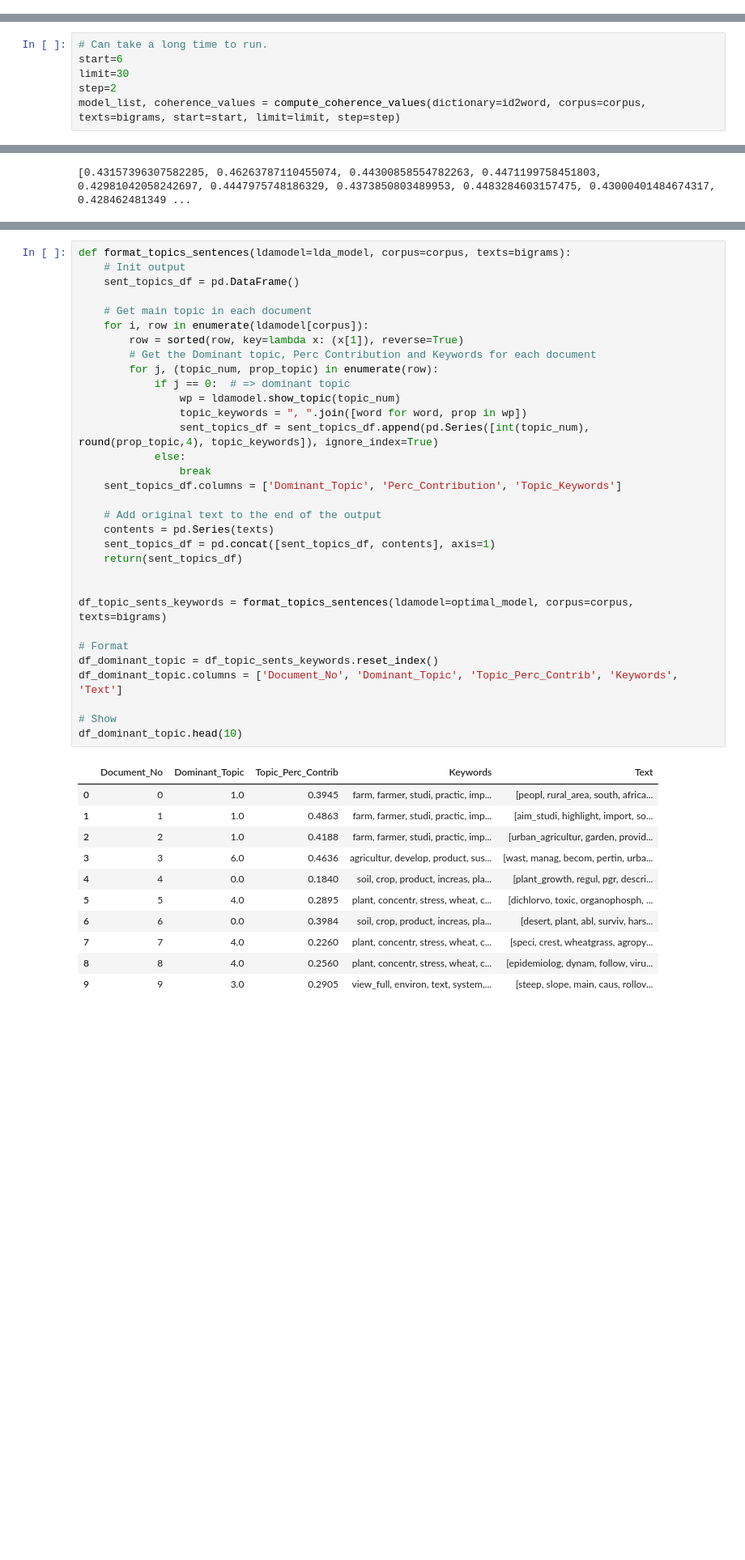
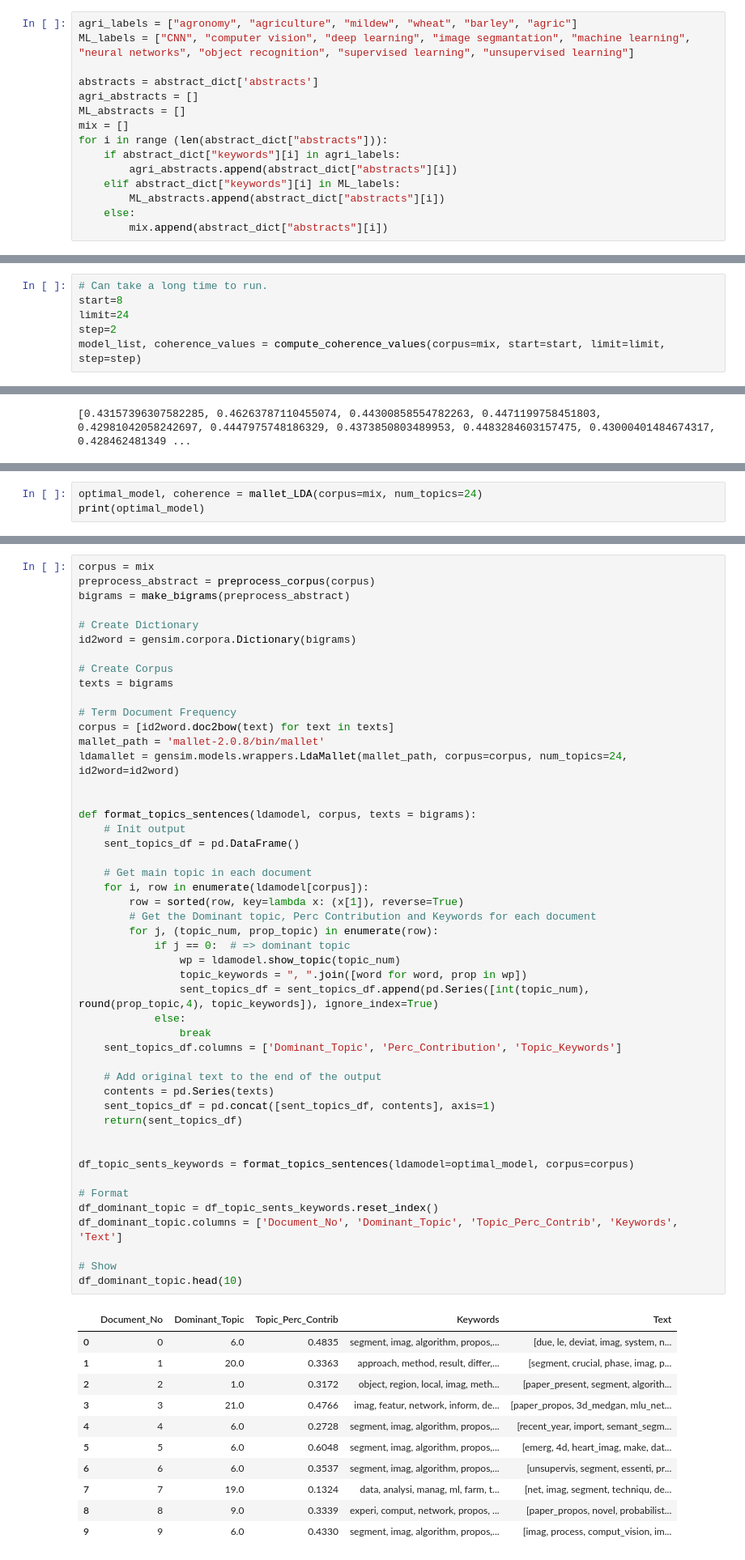
Before and after one commit to NitramAnaip/ImpAgt, a Jupyter notebook: LDA.ipynb, the cells around one changed output, grey strips where cells are left out. Shown at 81% size. Drawn from its saved outputs; the diff is of its cells as text; blank space fills up the shorter version.

```diff
--- a/LDA.ipynb
+++ b/LDA.ipynb
@@ -38,2 +80,17 @@ The animation.avconv_args rcparam was deprecated in Matplotlib 3.3 and will be r
+# %%
+agri_labels = ["agronomy", "agriculture", "mildew", "wheat", "barley", "agric"]
+ML_labels = ["CNN", "computer vision", "deep learning", "image segmantation", "machine learning", "neural networks", "object recognition", "supervised learning", "unsupervised learning"]
+
+abstracts = abstract_dict['abstracts']
+agri_abstracts = []
+ML_abstracts = []
+mix = []
+for i in range (len(abstract_dict["abstracts"])):
+    if abstract_dict["keywords"][i] in agri_labels:
+        agri_abstracts.append(abstract_dict["abstracts"][i])
+    elif abstract_dict["keywords"][i] in ML_labels:
+        ML_abstracts.append(abstract_dict["abstracts"][i])
+    else:
+        mix.append(abstract_dict["abstracts"][i])
 # %%
 
@@ -256,8 +380,8 @@ def compute_coherence_values(dictionary, corpus, texts, limit, start=2, step=3):
     return model_list, coherence_values
 # %%
 # Can take a long time to run.
-start=6
-limit=30
+start=8
+limit=24
 step=2
-model_list, coherence_values = compute_coherence_values(dictionary=id2word, corpus=corpus, texts=bigrams, start=start, limit=limit, step=step)
+model_list, coherence_values = compute_coherence_values(corpus=mix, start=start, limit=limit, step=step)
 # %% [output]
@@ -281,0 +422,3 @@ optimal_model = gensim.models.wrappers.LdaMallet(mallet_path, corpus=corpus, num
+# %%
+optimal_model, coherence = mallet_LDA(corpus=mix, num_topics=24)
+print(optimal_model)
@@ -282,47 +443,63 @@ optimal_model = gensim.models.wrappers.LdaMallet(mallet_path, corpus=corpus, num
 # %%
-def format_topics_sentences(ldamodel=lda_model, corpus=corpus, texts=bigrams):
+corpus = mix
+preprocess_abstract = preprocess_corpus(corpus)
+bigrams = make_bigrams(preprocess_abstract)
+
+# Create Dictionary
+id2word = gensim.corpora.Dictionary(bigrams)
+
+# Create Corpus
+texts = bigrams
+
+# Term Document Frequency
+corpus = [id2word.doc2bow(text) for text in texts]
+mallet_path = 'mallet-2.0.8/bin/mallet'
+ldamallet = gensim.models.wrappers.LdaMallet(mallet_path, corpus=corpus, num_topics=24, id2word=id2word)
+
+
+def format_topics_sentences(ldamodel, corpus, texts = bigrams):
     # Init output
     sent_topics_df = pd.DataFrame()
 
     # Get main topic in each document
     for i, row in enumerate(ldamodel[corpus]):
         row = sorted(row, key=lambda x: (x[1]), reverse=True)
         # Get the Dominant topic, Perc Contribution and Keywords for each document
         for j, (topic_num, prop_topic) in enumerate(row):
             if j == 0:  # => dominant topic
                 wp = ldamodel.show_topic(topic_num)
                 topic_keywords = ", ".join([word for word, prop in wp])
                 sent_topics_df = sent_topics_df.append(pd.Series([int(topic_num), round(prop_topic,4), topic_keywords]), ignore_index=True)
             else:
                 break
     sent_topics_df.columns = ['Dominant_Topic', 'Perc_Contribution', 'Topic_Keywords']
 
     # Add original text to the end of the output
     contents = pd.Series(texts)
     sent_topics_df = pd.concat([sent_topics_df, contents], axis=1)
     return(sent_topics_df)
 
 
-df_topic_sents_keywords = format_topics_sentences(ldamodel=optimal_model, corpus=corpus, texts=bigrams)
+df_topic_sents_keywords = format_topics_sentences(ldamodel=optimal_model, corpus=corpus)
 
 # Format
 df_dominant_topic = df_topic_sents_keywords.reset_index()
 df_dominant_topic.columns = ['Document_No', 'Dominant_Topic', 'Topic_Perc_Contrib', 'Keywords', 'Text']
 
 # Show
 df_dominant_topic.head(10)
 # %% [output]
 |  | Document_No | Dominant_Topic | Topic_Perc_Contrib | Keywords | Text |
-| 0 | 0 | 1.0 | 0.3945 | farm, farmer, studi, practic, imp... | [peopl, rural_area, south, africa... |
-| 1 | 1 | 1.0 | 0.4863 | farm, farmer, studi, practic, imp... | [aim_studi, highlight, import, so... |
-| 2 | 2 | 1.0 | 0.4188 | farm, farmer, studi, practic, imp... | [urban_agricultur, garden, provid... |
-| 3 | 3 | 6.0 | 0.4636 | agricultur, develop, product, sus... | [wast, manag, becom, pertin, urba... |
-| 4 | 4 | 0.0 | 0.1840 | soil, crop, product, increas, pla... | [plant_growth, regul, pgr, descri... |
-| 5 | 5 | 4.0 | 0.2895 | plant, concentr, stress, wheat, c... | [dichlorvo, toxic, organophosph, ... |
-| 6 | 6 | 0.0 | 0.3984 | soil, crop, product, increas, pla... | [desert, plant, abl, surviv, hars... |
-| 7 | 7 | 4.0 | 0.2260 | plant, concentr, stress, wheat, c... | [speci, crest, wheatgrass, agropy... |
-| 8 | 8 | 4.0 | 0.2560 | plant, concentr, stress, wheat, c... | [epidemiolog, dynam, follow, viru... |
-| 9 | 9 | 3.0 | 0.2905 | view_full, environ, text, system,... | [steep, slope, main, caus, rollov... |
+| 0 | 0 | 6.0 | 0.4835 | segment, imag, algorithm, propos,... | [due, le, deviat, imag, system, n... |
+| 1 | 1 | 20.0 | 0.3363 | approach, method, result, differ,... | [segment, crucial, phase, imag, p... |
+| 2 | 2 | 1.0 | 0.3172 | object, region, local, imag, meth... | [paper_present, segment, algorith... |
+| 3 | 3 | 21.0 | 0.4766 | imag, featur, network, inform, de... | [paper_propos, 3d_medgan, mlu_net... |
+| 4 | 4 | 6.0 | 0.2728 | segment, imag, algorithm, propos,... | [recent_year, import, semant_segm... |
+| 5 | 5 | 6.0 | 0.6048 | segment, imag, algorithm, propos,... | [emerg, 4d, heart_imag, make, dat... |
+| 6 | 6 | 6.0 | 0.3537 | segment, imag, algorithm, propos,... | [unsupervis, segment, essenti, pr... |
+| 7 | 7 | 19.0 | 0.1324 | data, analysi, manag, ml, farm, t... | [net, imag, segment, techniqu, de... |
+| 8 | 8 | 9.0 | 0.3339 | experi, comput, network, propos, ... | [paper_propos, novel, probabilist... |
+| 9 | 9 | 6.0 | 0.4330 | segment, imag, algorithm, propos,... | [imag, process, comput_vision, im... |
 # %%
 # Group top 5 sentences under each topic
 sent_topics_sorteddf_mallet = pd.DataFrame()
```
Also changed, not shown: parts of 16 cells of this notebook, 2 other files.
